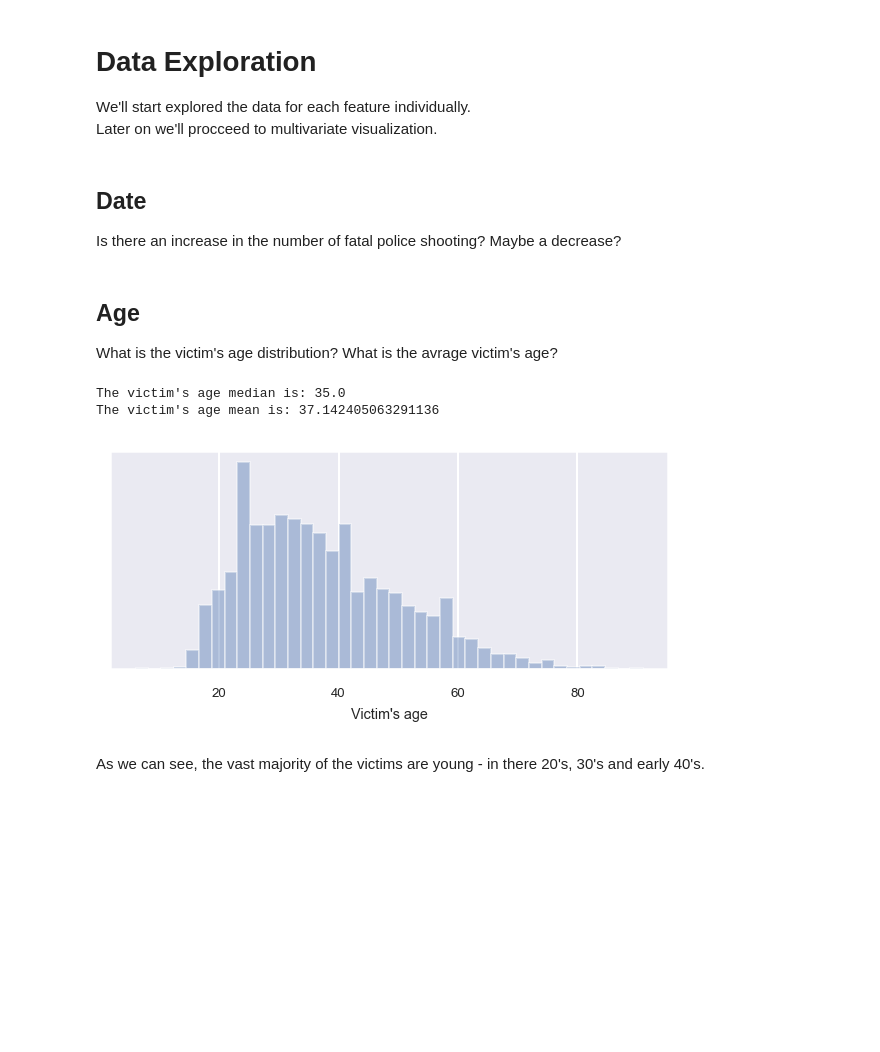
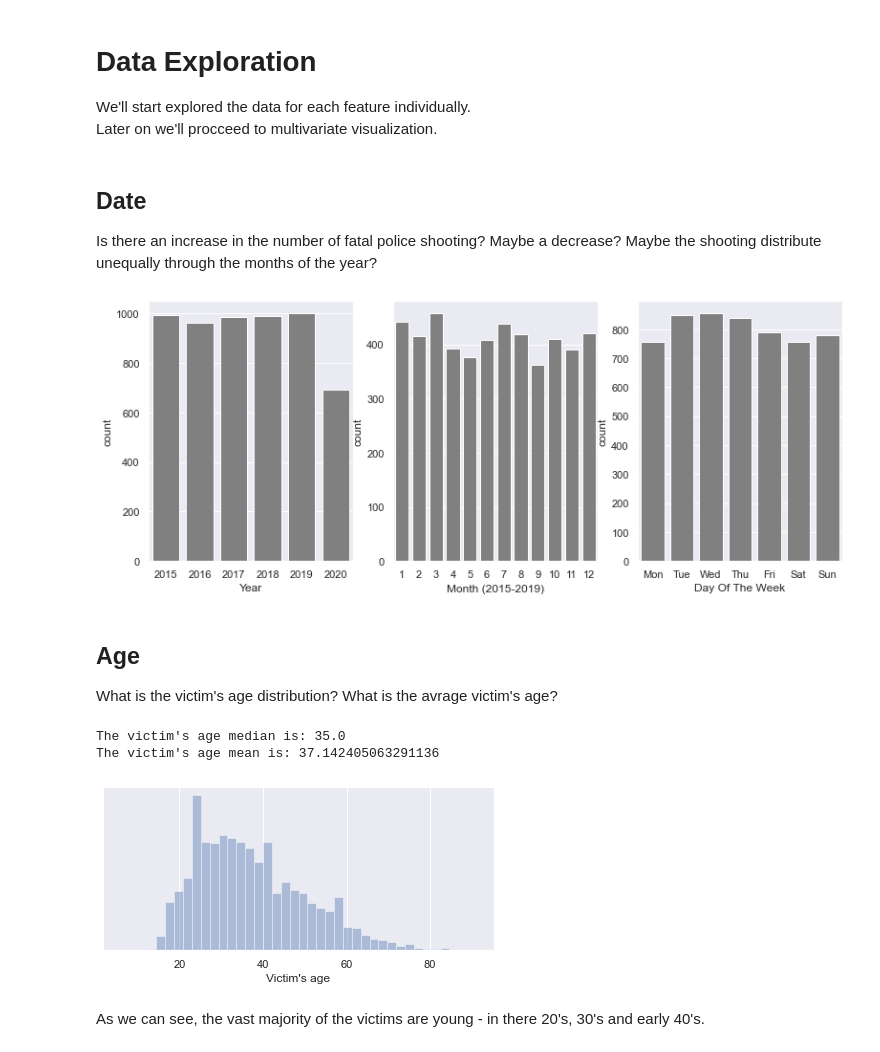
Before and after one commit to SagiPolaczek/Police_Shooting_Analysis, a Jupyter notebook: fps.ipynb, the cells around one changed output. Saved outputs shown, nothing was run; the diff lists cells and outputs as text; code cells hidden in the pictures; blank space fills up the shorter version.

```diff
--- a/fps.ipynb
+++ b/fps.ipynb
@@ -78,4 +78,4 @@ We'll start explored the data for each feature individually.
 Later on we'll procceed to multivariate visualization.
 # %% [markdown]
 ## Date
-Is there an increase in the number of fatal police shooting? Maybe a decrease?
+Is there an increase in the number of fatal police shooting? Maybe a decrease? Maybe the shooting distribute unequally through the months of the year?
@@ -84,12 +82,32 @@ Is there an increase in the number of fatal police shooting? Maybe a decrease?
+# %%
+# Converting the date dtype from 'object' to 'datetime'
+fps_data['date'] = pd.to_datetime(fps_data['date'], infer_datetime_format=True)
+
+
+fps_years = fps_data['date'].dt.year
+# Droped 2020 because the data is missing for September, October, November and December
+fps_months = fps_data['date'].loc[fps_data['date'].dt.year != 2020].dt.month
+fps_days = fps_data['date'].dt.dayofweek
+
+#
+days_of_week = ['Mon', 'Tue', 'Wed', 'Thu', 'Fri', 'Sat', 'Sun']
+
+# Plotting the graphs
+fig, axs = plt.subplots(ncols=3, figsize=(13,5))
+ax0 = sns.countplot(fps_years, ax=axs[0], color='grey').set_xlabel('Year')
+ax1 = sns.countplot(fps_months, ax=axs[1], color='grey').set_xlabel('Month (2015-2019)')
+ax2 = sns.countplot(fps_days, ax=axs[2], color='grey').set(xlabel='Day Of The Week', xticklabels=days_of_week)
+# %% [output]
+[figure, added]
 # %% [markdown]
 ## Age
 What is the victim's age distribution? What is the avrage victim's age?
 # %%
 age_values = fps_data['age'].dropna().values
-plt.figure(figsize=(5,2))
+plt.figure(figsize=(7,3))
 g = sns.distplot(age_values, axlabel="Victim's age", kde=False)
 g.set(yticks=[])
-sns.set(style="darkgrid", font_scale=0.6)
+sns.set(style="darkgrid", font_scale=1)
 
 age_median = median(age_values)
 age_mean = mean(age_values)
@@ -99,7 +117,7 @@ print("The victim's age mean is:", age_mean)
 # %% [output]
 The victim's age median is: 35.0
 The victim's age mean is: 37.142405063291136
-[figure, old version]
+[figure, new version]
 # %% [markdown]
 As we can see, the vast majority of the victims are young - in there 20's, 30's and early 40's.
 # %% [markdown]
```
Also changed, not shown: parts of 8 cells of this notebook.
